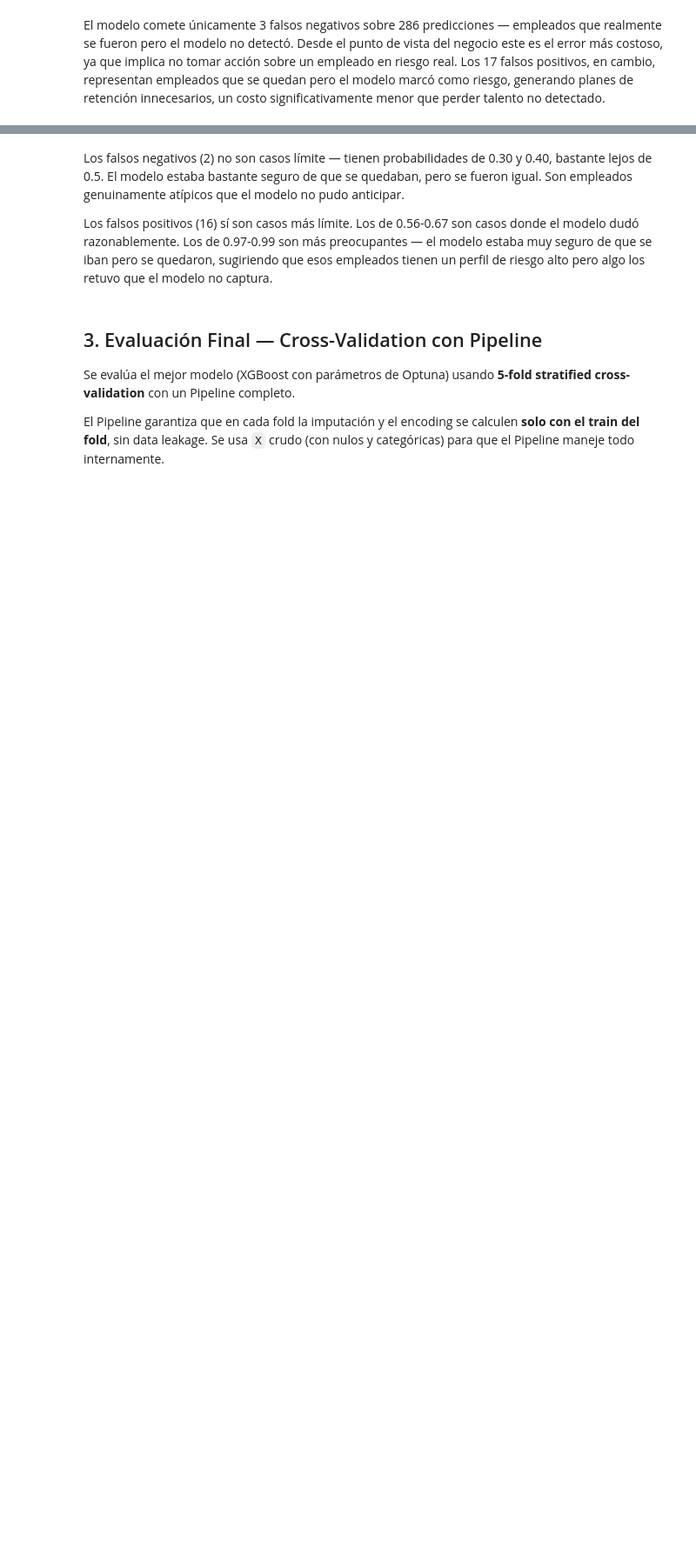
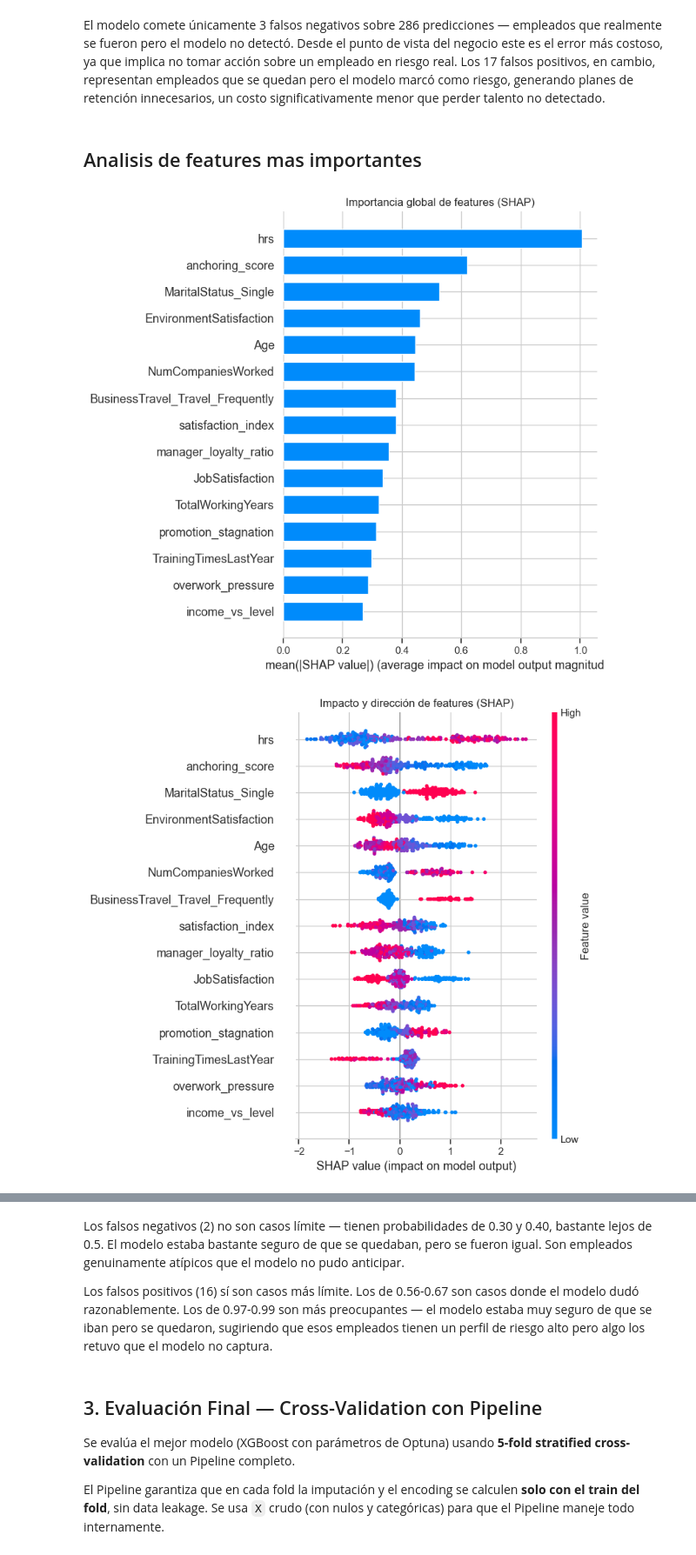
Before and after one commit to Sebacelesia/prueba_f1rst, a Jupyter notebook: notebooks/models.ipynb, the cells around one changed output, grey strips where cells are left out. Shown at 87% size. Saved outputs shown, nothing was run; the diff lists cells and outputs as text; code cells hidden in the pictures; blank space fills up the shorter version.

```diff
--- a/notebooks/models.ipynb
+++ b/notebooks/models.ipynb
@@ -328,3 +328,27 @@ weighted avg       0.94      0.94      0.94       286
 [figure]
 # %% [markdown]
 El modelo comete únicamente 3 falsos negativos sobre 286 predicciones — empleados que realmente se fueron pero el modelo no detectó. Desde el punto de vista del negocio este es el error más costoso, ya que implica no tomar acción sobre un empleado en riesgo real. Los 17 falsos positivos, en cambio, representan empleados que se quedan pero el modelo marcó como riesgo, generando planes de retención innecesarios, un costo significativamente menor que perder talento no detectado.
+# %% [markdown]
+## Analisis de features mas importantes
+# %%
+import shap
+
+explainer = shap.TreeExplainer(best_xgb)
+shap_values = explainer.shap_values(X_test)
+
+# Importancia global
+plt.figure()
+shap.summary_plot(shap_values, X_test, plot_type='bar', max_display=15, show=False)
+plt.title('Importancia global de features (SHAP)')
+plt.tight_layout()
+plt.show()
+
+# Impacto y dirección
+plt.figure()
+shap.summary_plot(shap_values, X_test, max_display=15, show=False)
+plt.title('Impacto y dirección de features (SHAP)')
+plt.tight_layout()
+plt.show()
+# %% [output]
+[figure, added]
+[figure, added]
```
Also changed, not shown: parts of 6 cells of this notebook, 2 other files.
